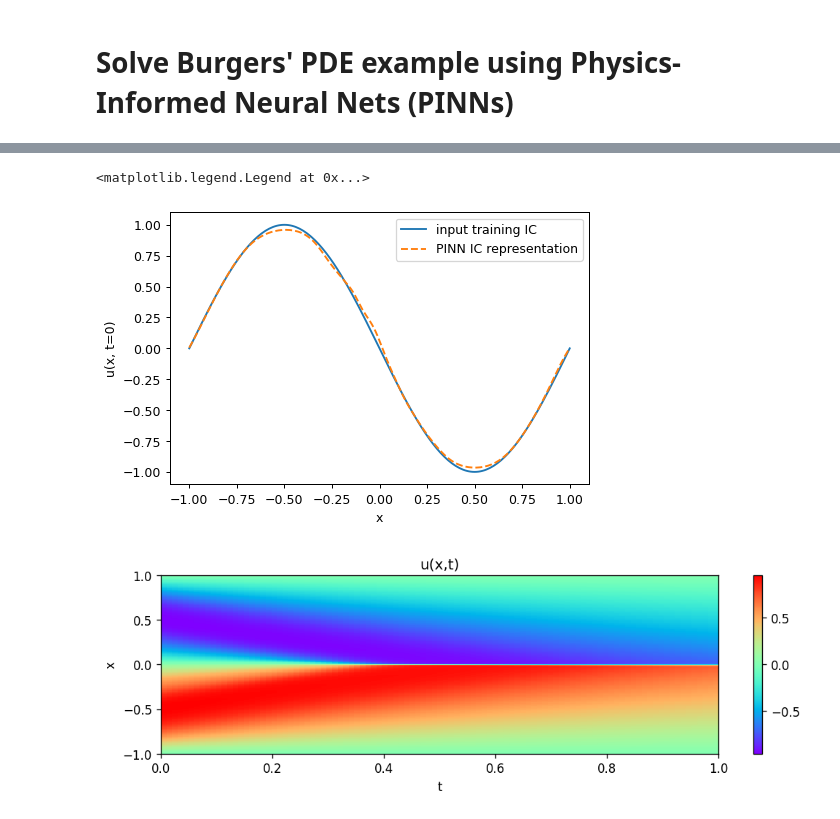
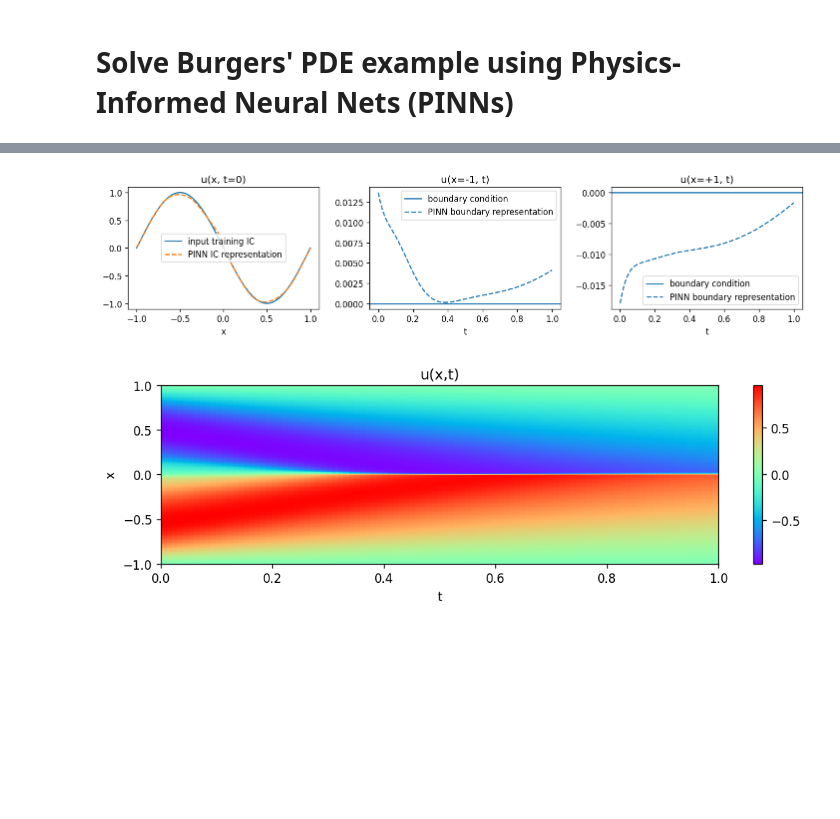
Before and after one commit to arpaiva/PINNs, a Jupyter notebook: PINNs_BurgersPDE.ipynb, the cells around one changed output, grey strips where cells are left out. Drawn from its saved outputs; the diff is of its cells as text; code cells hidden in the pictures; blank space fills up the shorter version.

Commit message:
Plot and verify boundary conditions

```diff
--- a/PINNs_BurgersPDE.ipynb
+++ b/PINNs_BurgersPDE.ipynb
@@ -176,13 +176,13 @@ class BurgersPINN(nn.Module):
     def numpy_to_tensor(self, x, grad=False):
         return torch.from_numpy(x).float().requires_grad_(grad).to(self._device)
 # %%
-np.random.seed(0)
-torch.manual_seed(0)
+np.random.seed(1)
+torch.manual_seed(1)
 
-pinn = BurgersPINN(nn_arch=[32, 32, 16, 8], n_collocation_pts=1024)
+pinn = BurgersPINN(nn_arch=[32, 16, 16, 8], n_collocation_pts=1024)
 print(pinn)
 
-pinn.train(learning_rate=0.003, n_iter=8001, disp_iter=200)
+pinn.train(learning_rate=0.004, n_iter=8001, disp_iter=200)
 # %% [output]
 BurgersPINN(
   (_misfit_fcn): MSELoss()
@@ -204,18 +204,34 @@ BurgersPINN(
 # %%
-plt.figure(dpi=90)
 xg, tg = np.meshgrid(np.linspace(-1, 1, 201), np.linspace(0, 1, 101))
-# xg, tg = np.linspace(-1, 1, 201), np.zeros(201)
 with torch.no_grad():
     u = pinn(pinn.numpy_to_tensor(xg.reshape((-1, 1))),
              pinn.numpy_to_tensor(tg.reshape((-1, 1))))
+u = u.cpu().numpy().reshape(xg.shape)
 
-plt.plot(xg[0], -np.sin(np.pi*xg[0]), label='input training IC')
-plt.plot(xg[0], u.numpy().reshape(xg.shape)[0], '--', label='PINN IC representation')
-plt.xlabel('x')
-plt.ylabel('u(x, t=0)')
-plt.legend()
+fix, axs = plt.subplots(ncols=3, figsize=(12, 3), dpi=120)
+
+# verify representation of initial condition
+axs[0].plot(xg[0], -np.sin(np.pi*xg[0]), label='input training IC')
+axs[0].plot(xg[0], u[0], '--', label='PINN IC representation')
+axs[0].set_xlabel('x')
+axs[0].set_title('u(x, t=0)')
+axs[0].legend()
+
+# verify accuracy of boundary conditions
+axs[1].axhline(y=0, label='boundary condition')
+axs[1].plot(tg[:, 0], u[:, 0], '--', label='PINN boundary representation')
+axs[1].set_xlabel('t')
+axs[1].set_title(r'u(x=-1, t)')
+axs[1].legend()
+
+axs[2].axhline(y=0, label='boundary condition')
+axs[2].plot(tg[:, -1], u[:, -1], '--', label='PINN boundary representation')
+axs[2].set_xlabel('t')
+axs[2].set_title(r'u(x=+1, t)')
+axs[2].legend()
+
+plt.tight_layout()
 # %% [output]
-<matplotlib.legend.Legend at 0x...>
-[figure, old version]
+[figure, new version]
 # %%
 plt.figure(figsize=(9, 3), dpi=120)
```
Also changed, not shown: parts of 3 cells of this notebook.
